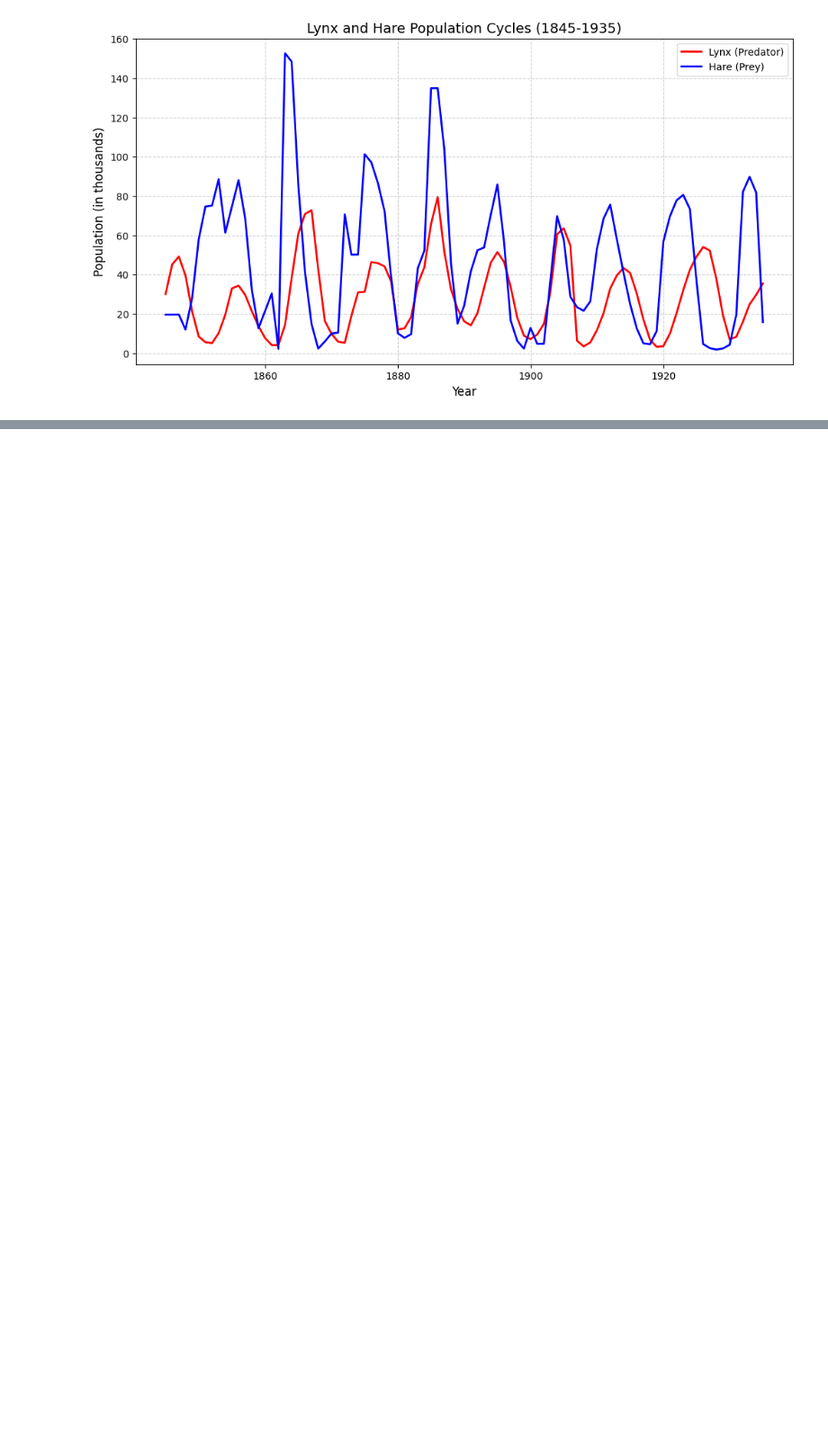
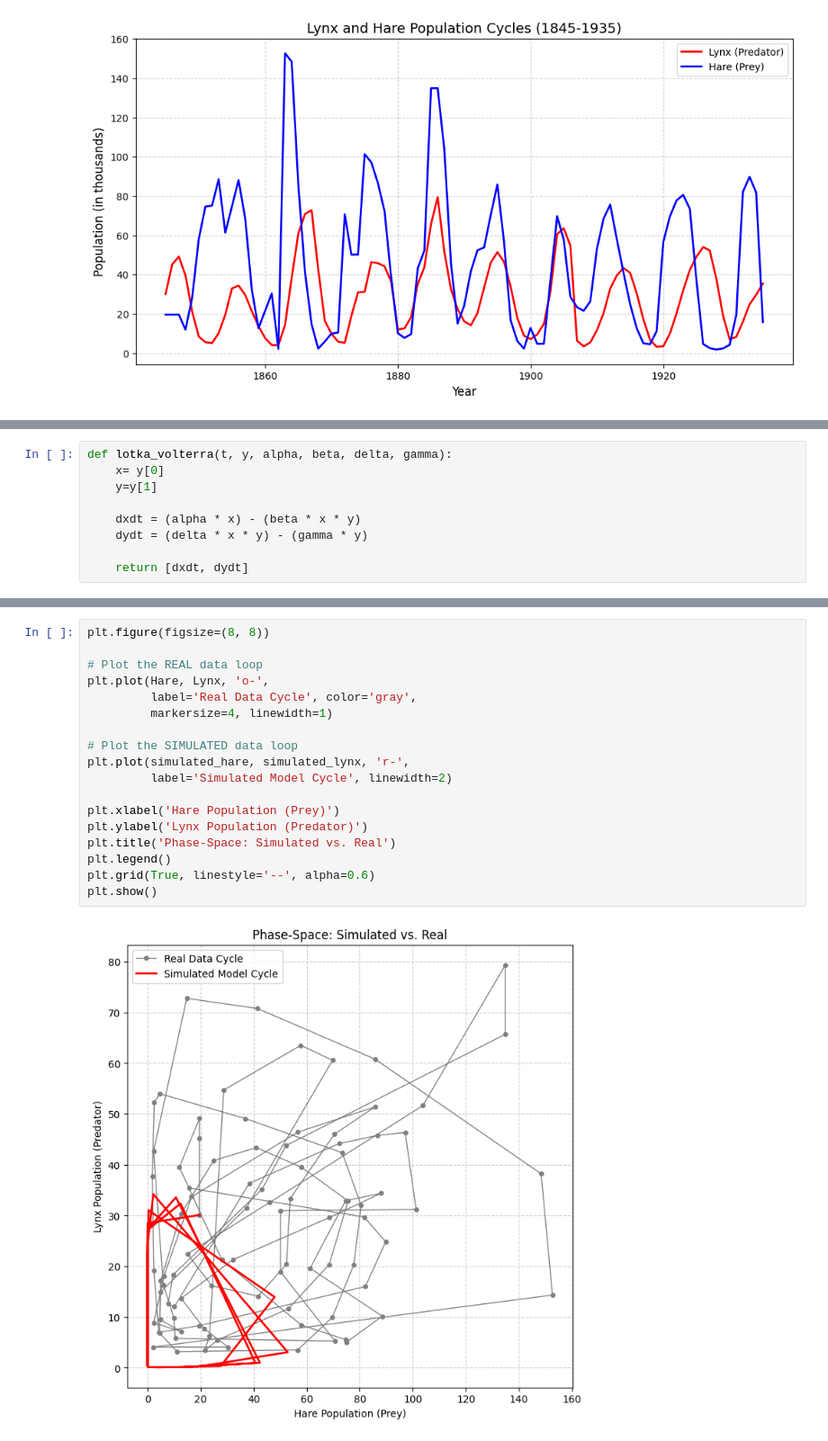
Before and after one commit to phereiitg/modeling-ecological-dynamics, a Jupyter notebook: model.ipynb, the cells around one changed output, grey strips where cells are left out. Shown at 90% size. Saved outputs shown, nothing was run; the diff lists cells and outputs as text; blank space fills up the shorter version.

```diff
--- a/model.ipynb
+++ b/model.ipynb
@@ -70,0 +120,9 @@ plt.show()
+# %%
+def lotka_volterra(t, y, alpha, beta, delta, gamma):
+    x= y[0]
+    y=y[1]
+
+    dxdt = (alpha * x) - (beta * x * y)
+    dydt = (delta * x * y) - (gamma * y)
+
+    return [dxdt, dydt]
@@ -70,0 +208,20 @@ plt.show()
+# %%
+plt.figure(figsize=(8, 8))
+
+# Plot the REAL data loop
+plt.plot(Hare, Lynx, 'o-',
+         label='Real Data Cycle', color='gray',
+         markersize=4, linewidth=1)
+
+# Plot the SIMULATED data loop
+plt.plot(simulated_hare, simulated_lynx, 'r-',
+         label='Simulated Model Cycle', linewidth=2)
+
+plt.xlabel('Hare Population (Prey)')
+plt.ylabel('Lynx Population (Predator)')
+plt.title('Phase-Space: Simulated vs. Real')
+plt.legend()
+plt.grid(True, linestyle='--', alpha=0.6)
+plt.show()
+# %% [output]
+[figure, added]
```
Also changed, not shown: parts of 11 cells of this notebook.
